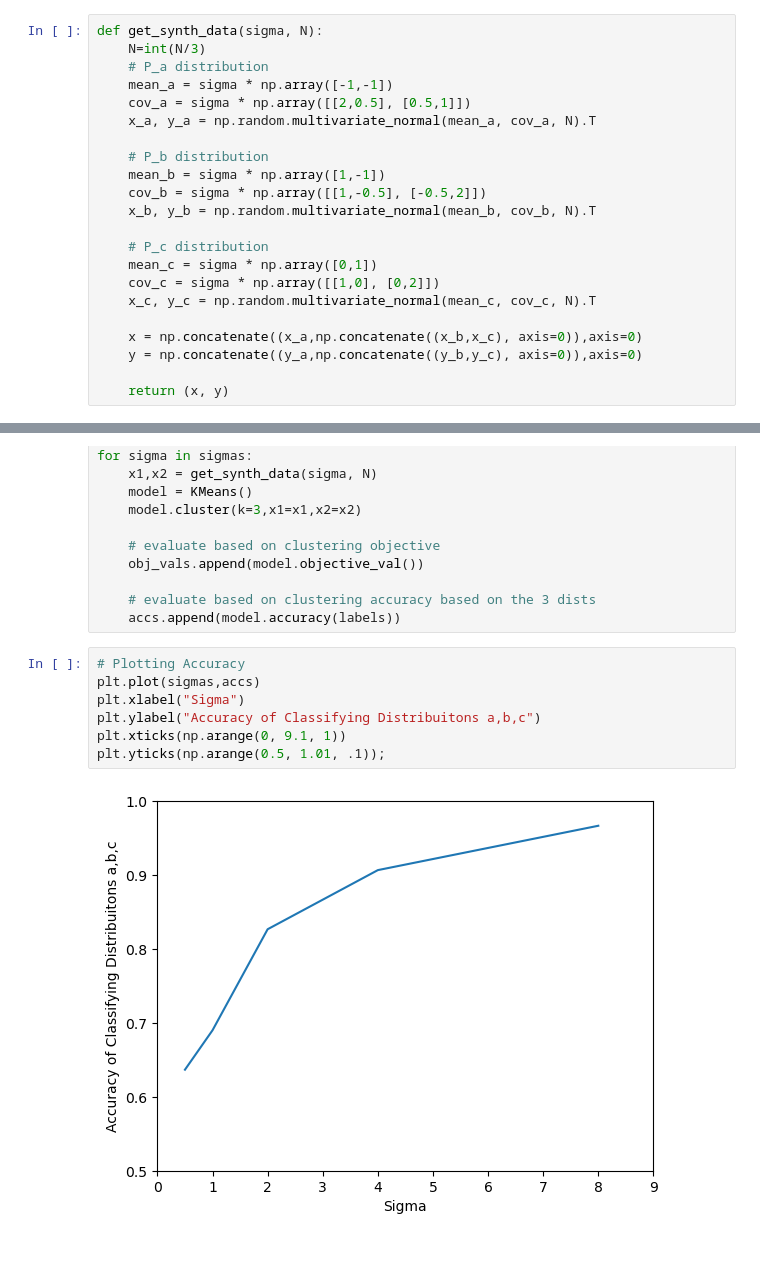
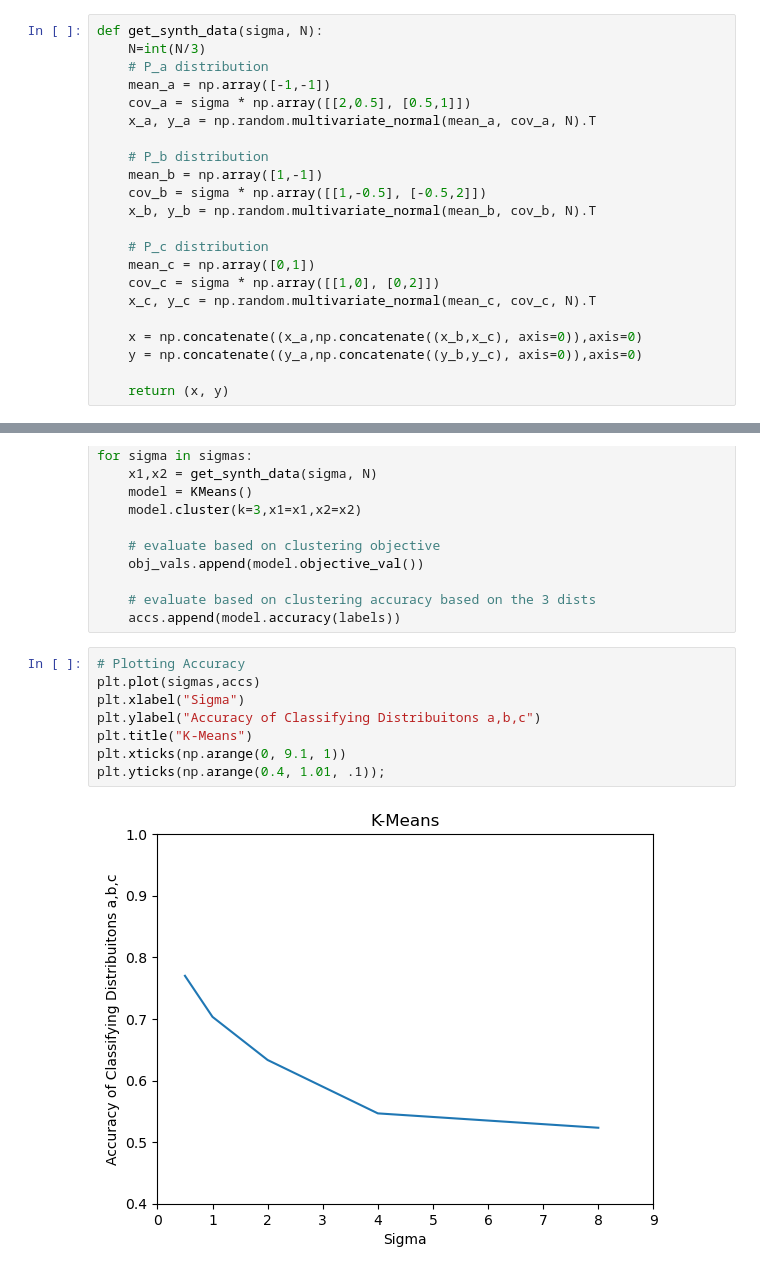
Before and after one commit to lneuendorf/CS760-MachineLearning, a Jupyter notebook: KMeans/KMeans_Implementation.ipynb, the cells around one changed output, grey strips where cells are left out. Cells and saved outputs as stored; diff of their text form.

```diff
--- a/KMeans/KMeans_Implementation.ipynb
+++ b/KMeans/KMeans_Implementation.ipynb
@@ -96,17 +96,17 @@ class KMeans():
 def get_synth_data(sigma, N):
     N=int(N/3)
     # P_a distribution
-    mean_a = sigma * np.array([-1,-1])
+    mean_a = np.array([-1,-1])
     cov_a = sigma * np.array([[2,0.5], [0.5,1]])
     x_a, y_a = np.random.multivariate_normal(mean_a, cov_a, N).T
 
     # P_b distribution
-    mean_b = sigma * np.array([1,-1])
+    mean_b = np.array([1,-1])
     cov_b = sigma * np.array([[1,-0.5], [-0.5,2]])
     x_b, y_b = np.random.multivariate_normal(mean_b, cov_b, N).T
 
     # P_c distribution
-    mean_c = sigma * np.array([0,1])
+    mean_c = np.array([0,1])
     cov_c = sigma * np.array([[1,0], [0,2]])
     x_c, y_c = np.random.multivariate_normal(mean_c, cov_c, N).T
 
@@ -140,12 +140,13 @@ for sigma in sigmas:
 # %%
 # Plotting Accuracy
 plt.plot(sigmas,accs)
 plt.xlabel("Sigma")
 plt.ylabel("Accuracy of Classifying Distribuitons a,b,c")
+plt.title("K-Means")
 plt.xticks(np.arange(0, 9.1, 1))
-plt.yticks(np.arange(0.5, 1.01, .1));
+plt.yticks(np.arange(0.4, 1.01, .1));
 # %% [output]
-[figure, old version]
+[figure, new version]
 # %%
 # Plotting Objective Values (sum of duclidean distances from datapoints to their centers)
 plt.plot(sigmas,obj_vals)
```
Also changed, not shown: parts of 2 cells of this notebook, 1 other file.
